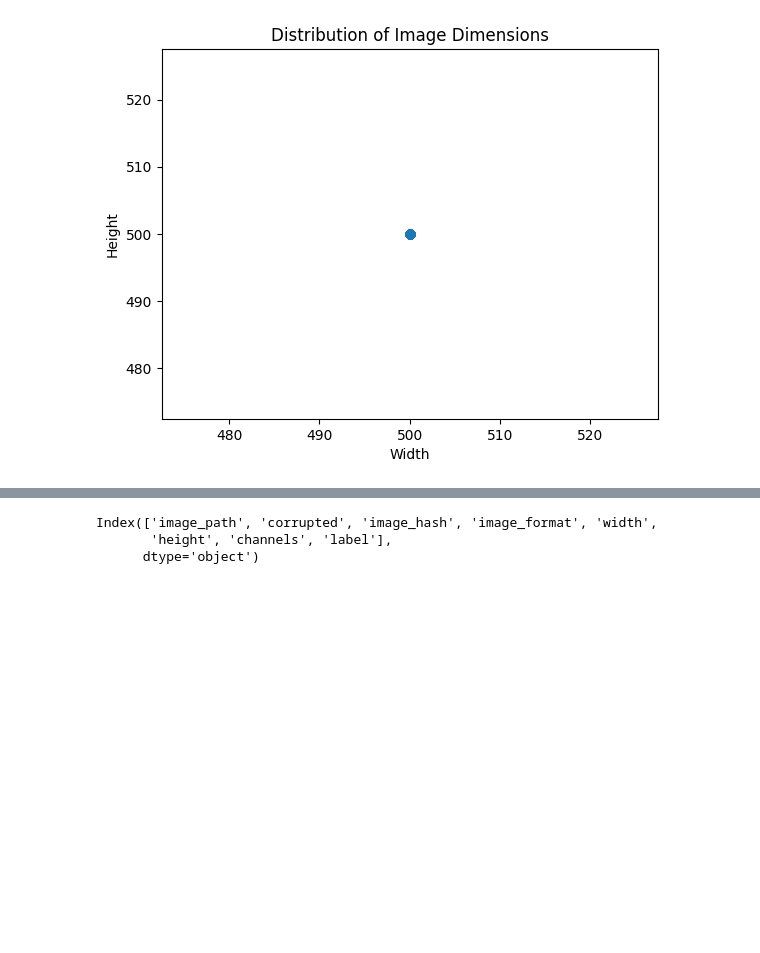
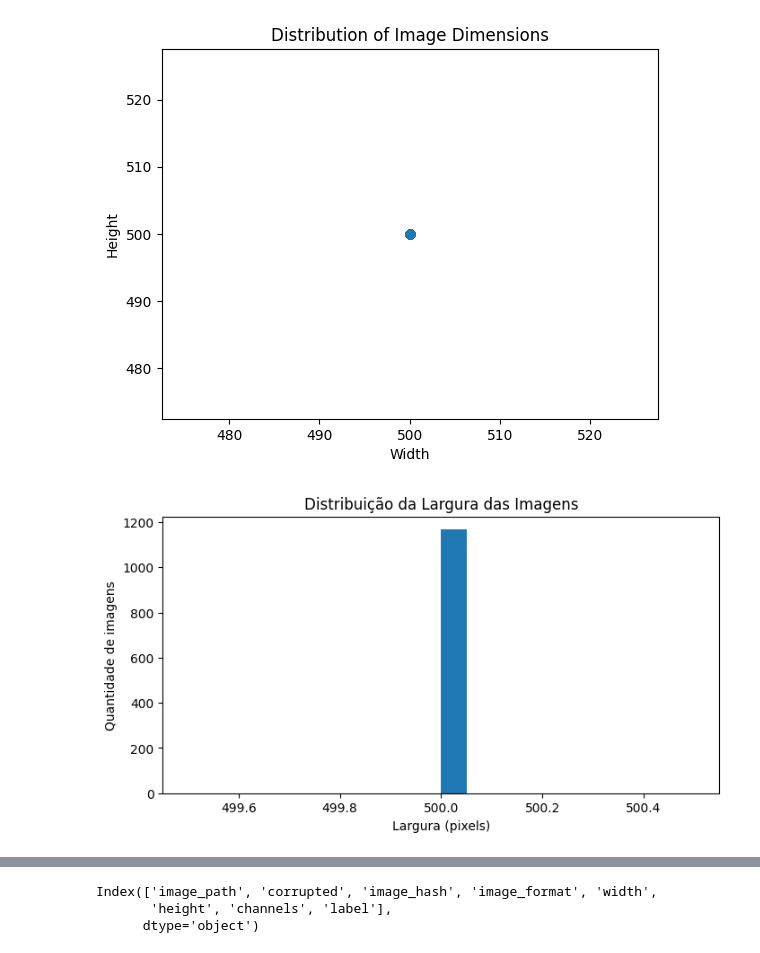
Before and after one commit to jaimejrs/avanti-bean-leaf-classification, a Jupyter notebook: squad_03_bean_leaf_classification_cris.ipynb, the cells around one changed output, grey strips where cells are left out. Drawn from its saved outputs; the diff is of its cells as text; code cells hidden in the pictures; blank space fills up the shorter version.

```diff
--- a/squad_03_bean_leaf_classification_cris.ipynb
+++ b/squad_03_bean_leaf_classification_cris.ipynb
@@ -517,3 +521,13 @@ plt.title('Distribution of Image Dimensions')
 plt.show()
 # %% [output]
 [figure]
+# %%
+# Histograma da Largura
+plt.figure(figsize=(8,4))
+plt.hist(df['width'], bins=20)
+plt.xlabel('Largura (pixels)')
+plt.ylabel('Quantidade de imagens')
+plt.title('Distribuição da Largura das Imagens')
+plt.show()
+# %% [output]
+[figure, added]
```
Also changed, not shown: parts of 19 cells of this notebook.
